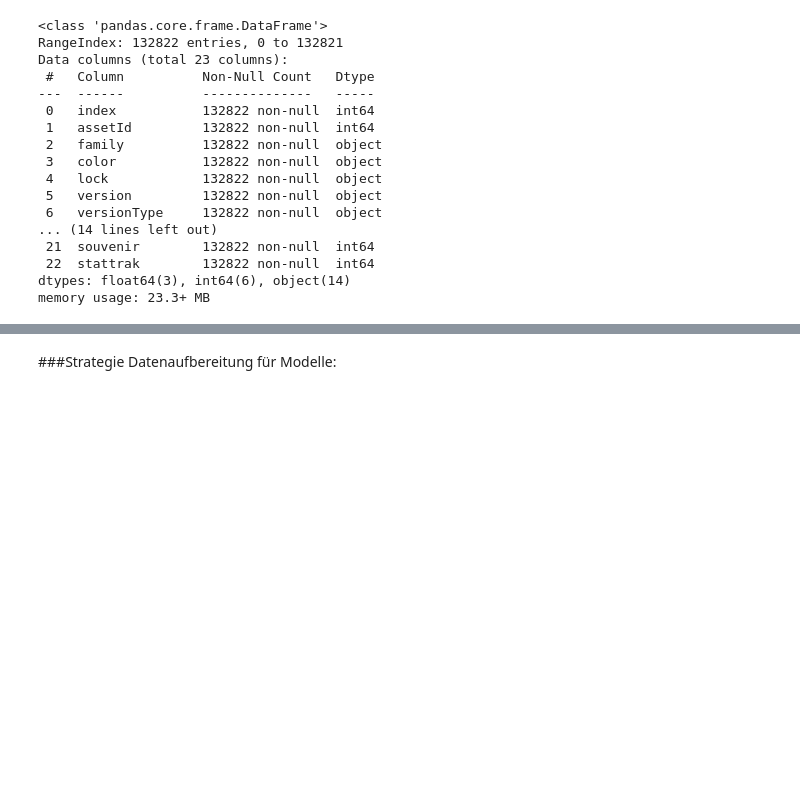
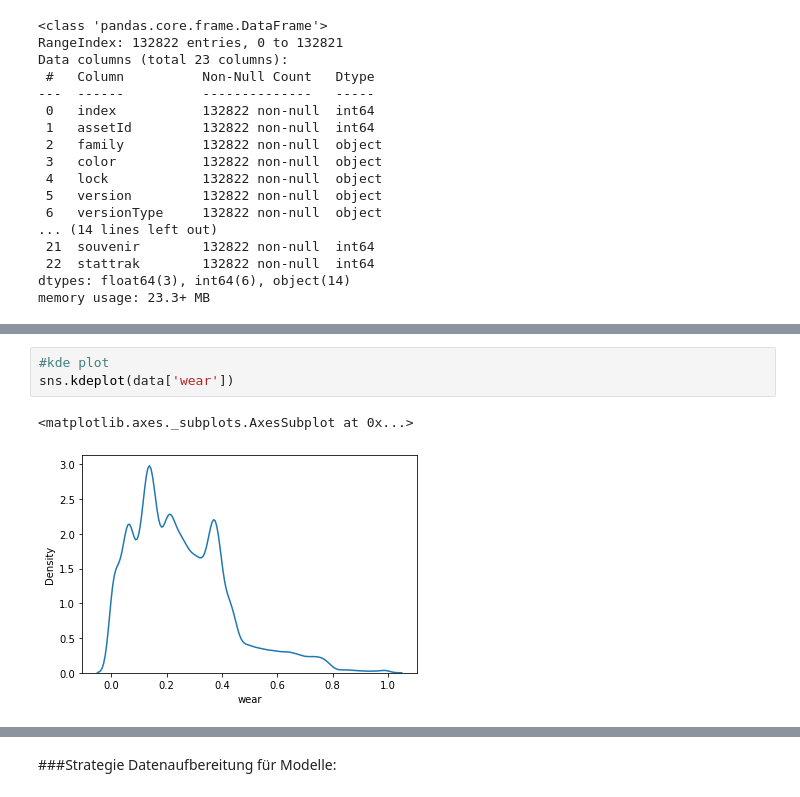
Before and after one commit to princessivy/Analyzing_CSGO_SkinPrices, a Jupyter notebook: CSGO_Analytics.ipynb, the cells around one changed output, grey strips where cells are left out. Cells and saved outputs as stored; diff of their text form; blank space fills up the shorter version.

```diff
--- a/CSGO_Analytics.ipynb
+++ b/CSGO_Analytics.ipynb
@@ -361,0 +395,6 @@ data.corr()
+# %%
+#kde plot
+sns.kdeplot(data['wear'])
+# %% [output]
+<matplotlib.axes._subplots.AxesSubplot at 0x...>
+[figure, added]
```
Also changed, not shown: parts of 45 cells of this notebook.
